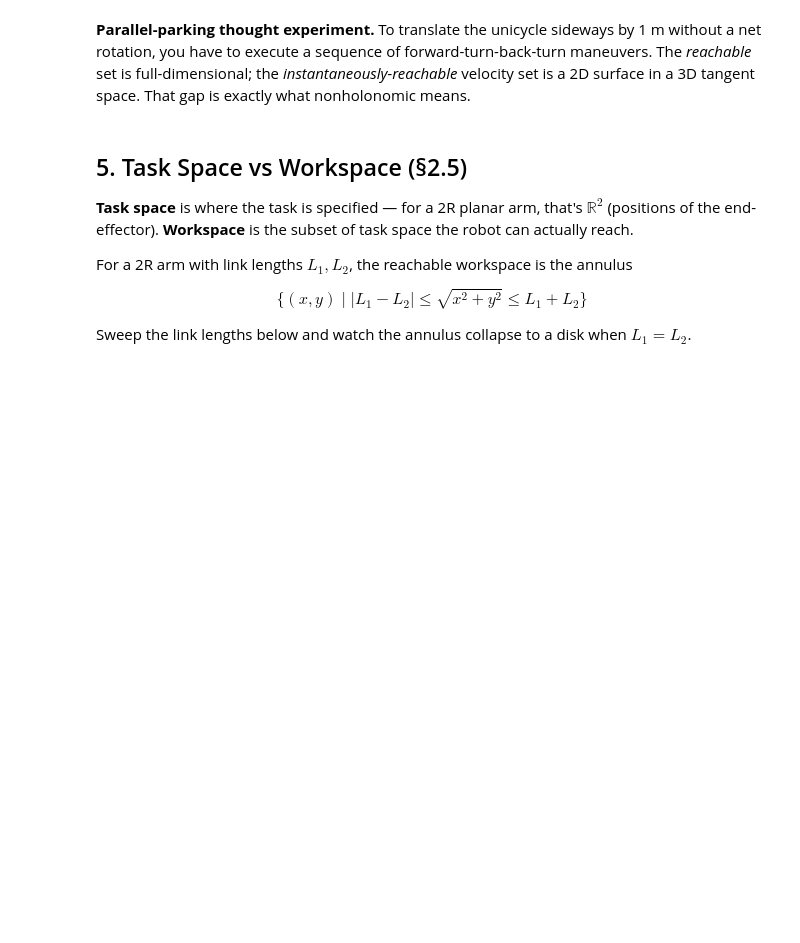
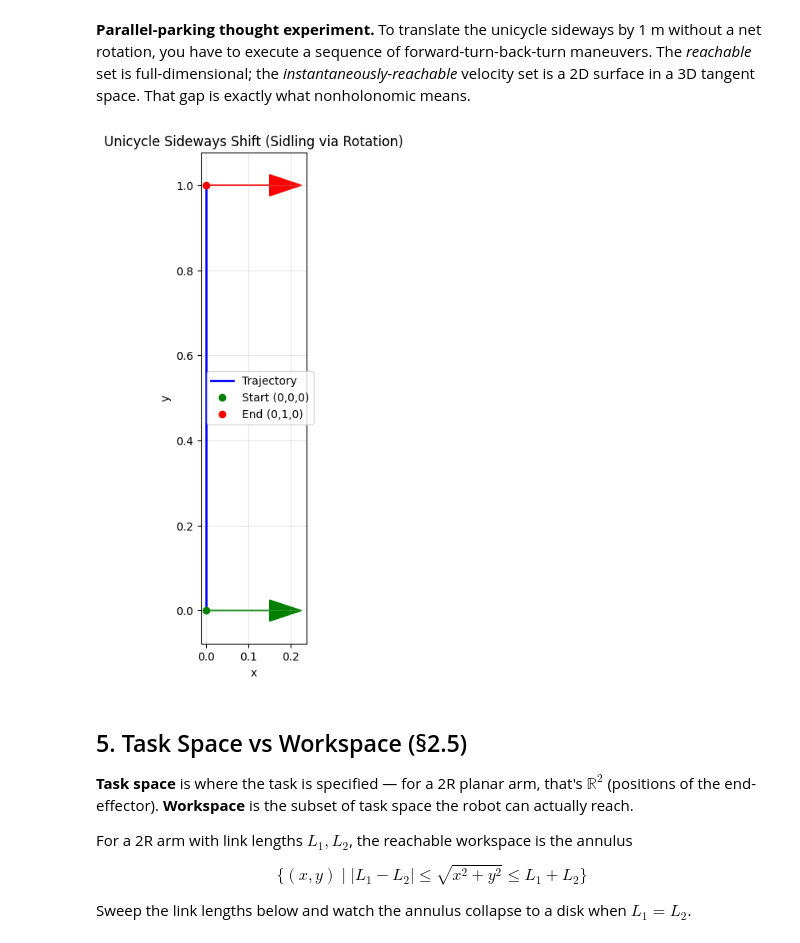
Before and after one commit to privaelo/modern-robotics, a Jupyter notebook: notebooks/ch_02_configuration_space.ipynb, the cells around one changed output. Drawn from its saved outputs; the diff is of its cells as text; code cells hidden in the pictures; blank space fills up the shorter version.

```diff
--- a/notebooks/ch_02_configuration_space.ipynb
+++ b/notebooks/ch_02_configuration_space.ipynb
@@ -237,5 +289,55 @@ plt.show()
 # %% [markdown]
 **Parallel-parking thought experiment.** To translate the unicycle sideways by 1 m without a net rotation, you have to execute a sequence of forward-turn-back-turn maneuvers. The *reachable* set is full-dimensional; the *instantaneously-reachable* velocity set is a 2D surface in a 3D tangent space. That gap is exactly what nonholonomic means.
+# %%
+import numpy as np
+import matplotlib.pyplot as plt
+
+def simulate_unicycle_sequence(inputs, dt=0.05, x0=0, y0=0, th0=0):
+    x, y, th = [x0], [y0], [th0]
+
+    for v, omega, duration in inputs:
+        n_steps = int(duration / dt)
+        for _ in range(n_steps):
+            # Update using the last state
+            new_x = x[-1] + v * np.cos(th[-1]) * dt
+            new_y = y[-1] + v * np.sin(th[-1]) * dt
+            new_th = th[-1] + omega * dt
+
+            x.append(new_x)
+            y.append(new_y)
+            th.append(new_th)
+
+    return np.array(x), np.array(y), np.array(th)
+
+# Sequence: (linear velocity v, angular velocity omega, time duration T)
+# 1. Rotate 90 degrees (pi/2 radians)
+# 2. Move forward 1 unit
+# 3. Rotate back -90 degrees
+inputs = [
+    (0.0, np.pi/2, 1.0), # Turn left (omega * T = pi/2)
+    (1.0, 0.0,     1.0), # Move forward (v * T = 1.0)
+    (0.0, -np.pi/2, 1.0) # Turn right (omega * T = -pi/2)
+]
+
+x, y, th = simulate_unicycle_sequence(inputs)
+
+# Plotting
+fig, ax = plt.subplots(figsize=(8, 8))
+ax.plot(x, y, 'b-', linewidth=2, label='Trajectory')
+ax.plot(x[0], y[0], 'go', label='Start (0,0,0)')
+ax.plot(x[-1], y[-1], 'ro', label='End (0,1,0)')
+
+# Draw orientation arrows at start and end
+ax.arrow(x[0], y[0], 0.15*np.cos(th[0]), 0.15*np.sin(th[0]), head_width=0.05, color='green')
+ax.arrow(x[-1], y[-1], 0.15*np.cos(th[-1]), 0.15*np.sin(th[-1]), head_width=0.05, color='red')
+
+ax.set_aspect('equal'); ax.grid(True, alpha=0.3)
+ax.set_title('Unicycle Sideways Shift (Sidling via Rotation)')
+ax.set_xlabel('x'); ax.set_ylabel('y')
+ax.legend()
+plt.show()
+# %% [output]
+[figure, added]
 # %% [markdown]
 ## 5. Task Space vs Workspace (§2.5)
 
```
Also changed, not shown: parts of 6 cells of this notebook.
